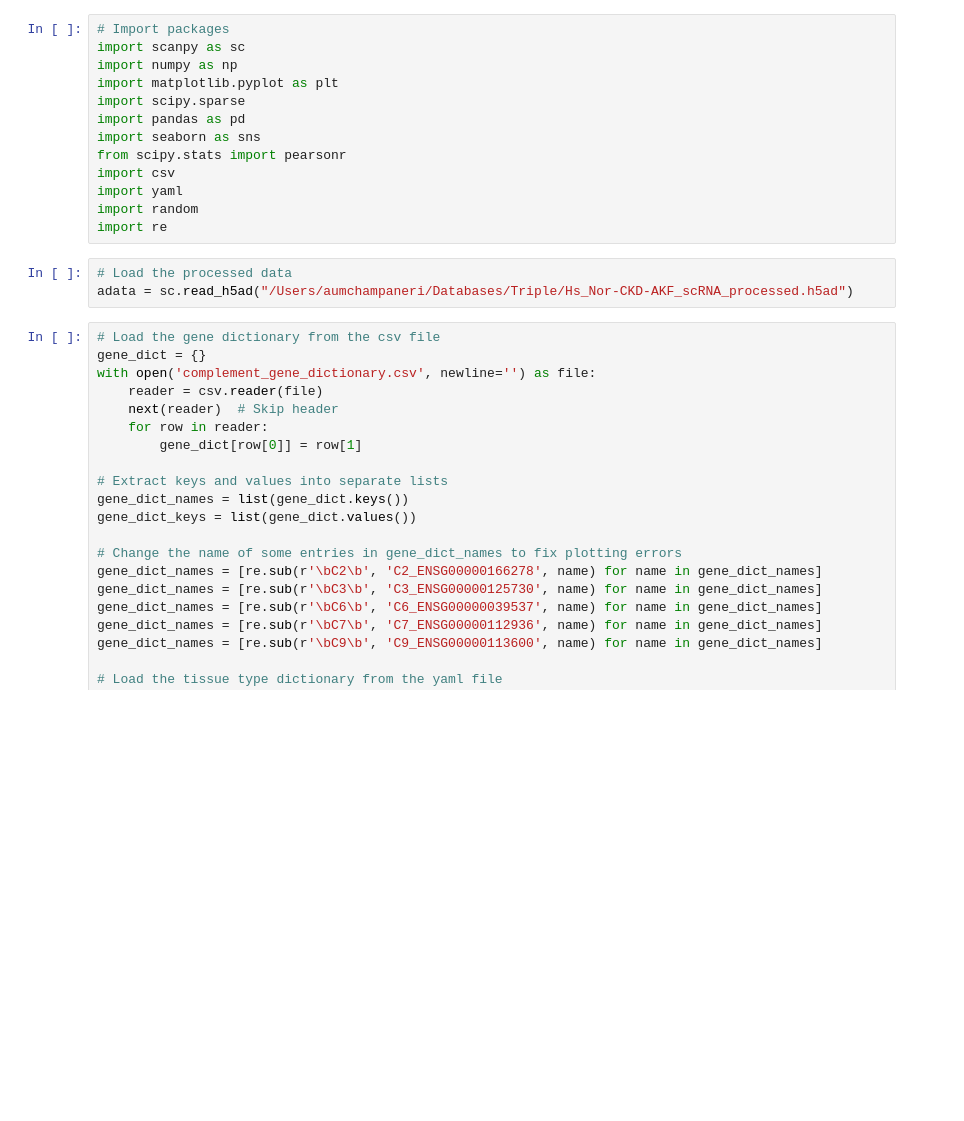
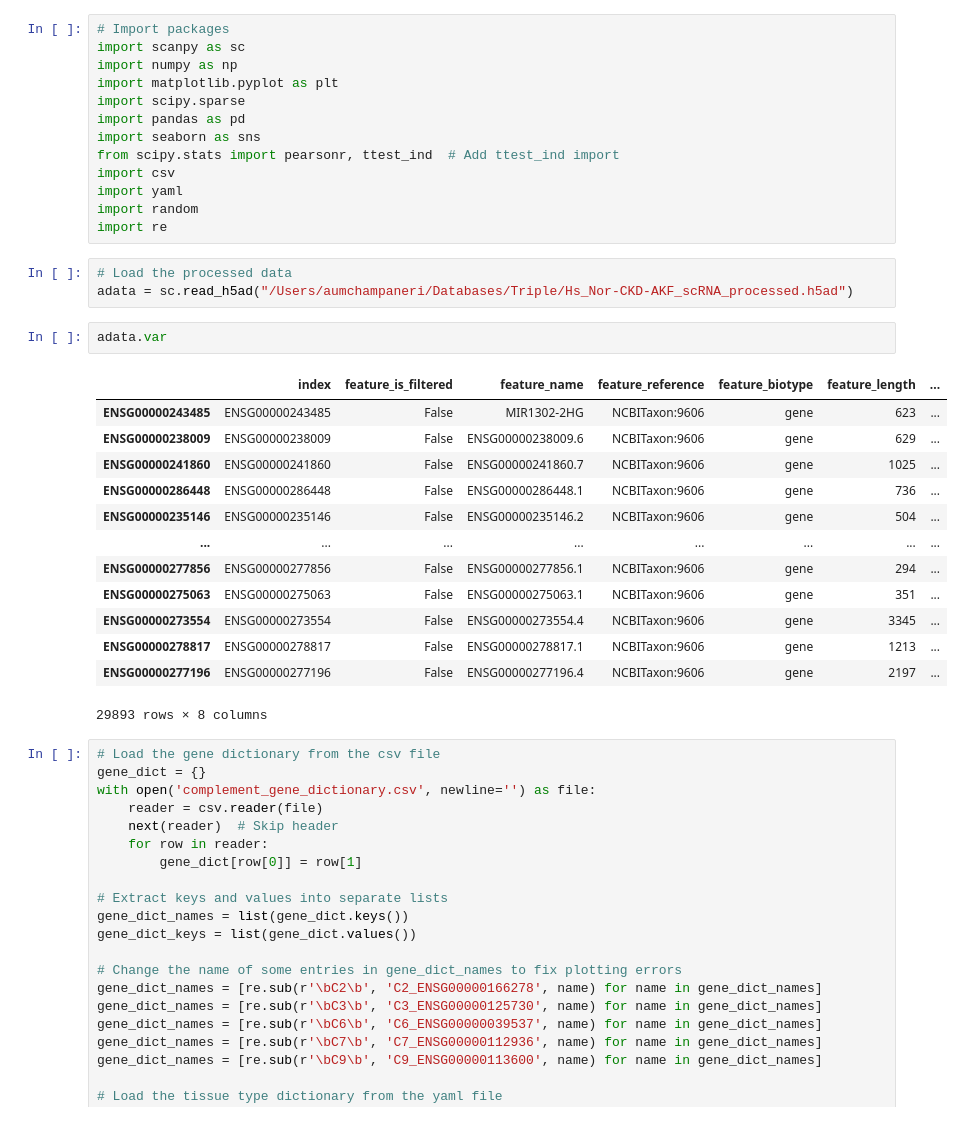
Before and after one commit to aumchampaneri/Biochemistry-BS, a Jupyter notebook: Complement in Disease/Plotting Test Suite.ipynb, the cells around one changed output. Saved outputs shown, nothing was run; the diff lists cells and outputs as text; blank space fills up the shorter version.

```diff
--- a/Complement in Disease/Plotting Test Suite.ipynb
+++ b/Complement in Disease/Plotting Test Suite.ipynb
@@ -6,7 +6,7 @@ import matplotlib.pyplot as plt
 import scipy.sparse
 import pandas as pd
 import seaborn as sns
-from scipy.stats import pearsonr
+from scipy.stats import pearsonr, ttest_ind  # Add ttest_ind import
 import csv
 import yaml
 import random
@@ -14,6 +14,22 @@ import re
 # %%
 # Load the processed data
 adata = sc.read_h5ad("/Users/aumchampaneri/Databases/Triple/Hs_Nor-CKD-AKF_scRNA_processed.h5ad")
+# %%
+adata.var
+# %% [output]
+|  | index | feature_is_filtered | feature_name | feature_reference | feature_biotype | feature_length | ... |
+| ENSG00000243485 | ENSG00000243485 | False | MIR1302-2HG | NCBITaxon:9606 | gene | 623 | ... |
+| ENSG00000238009 | ENSG00000238009 | False | ENSG00000238009.6 | NCBITaxon:9606 | gene | 629 | ... |
+| ENSG00000241860 | ENSG00000241860 | False | ENSG00000241860.7 | NCBITaxon:9606 | gene | 1025 | ... |
+| ENSG00000286448 | ENSG00000286448 | False | ENSG00000286448.1 | NCBITaxon:9606 | gene | 736 | ... |
+| ENSG00000235146 | ENSG00000235146 | False | ENSG00000235146.2 | NCBITaxon:9606 | gene | 504 | ... |
+| ... | ... | ... | ... | ... | ... | ... | ... |
+| ENSG00000277856 | ENSG00000277856 | False | ENSG00000277856.1 | NCBITaxon:9606 | gene | 294 | ... |
+| ENSG00000275063 | ENSG00000275063 | False | ENSG00000275063.1 | NCBITaxon:9606 | gene | 351 | ... |
+| ENSG00000273554 | ENSG00000273554 | False | ENSG00000273554.4 | NCBITaxon:9606 | gene | 3345 | ... |
+| ENSG00000278817 | ENSG00000278817 | False | ENSG00000278817.1 | NCBITaxon:9606 | gene | 1213 | ... |
+| ENSG00000277196 | ENSG00000277196 | False | ENSG00000277196.4 | NCBITaxon:9606 | gene | 2197 | ... |
+29893 rows × 8 columns
 # %%
 # Load the gene dictionary from the csv file
 gene_dict = {}
```
Also changed, not shown: parts of 8 cells of this notebook, 3 other files.
